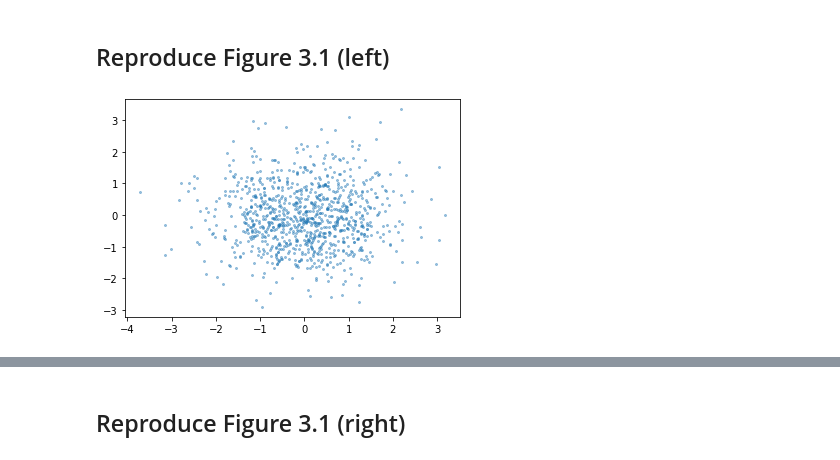
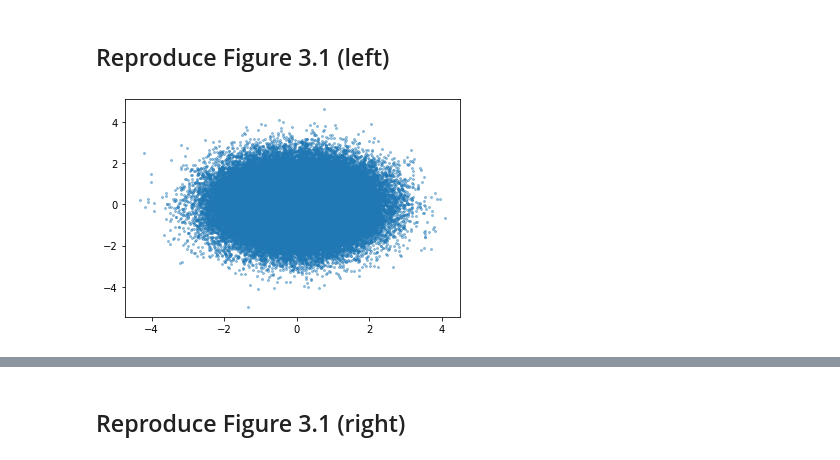
Before and after one commit to gnitnaw/Programs, a Jupyter notebook: Chapter3/bvnormal.ipynb, the cells around one changed output, grey strips where cells are left out. Drawn from its saved outputs; the diff is of its cells as text; code cells hidden in the pictures.

```diff
--- a/Chapter3/bvnormal.ipynb
+++ b/Chapter3/bvnormal.ipynb
@@ -22,12 +22,12 @@ np.random.seed(12)
 # %% [markdown]
 ## Reproduce Figure 3.1 (left)
 # %%
-N = 1000
+N = 100000
 r = 0.0 #change to 0.8 for other plot
 Sigma = np.array([[1, r], [r, 1]])
 B = np.linalg.cholesky(Sigma)
 x = B @ randn(2,N)
 plt.scatter([x[0,:]],[x[1,:]], alpha =0.4, s = 4)
 plt.show()
 # %% [output]
-[figure, old version]
+[figure, new version]
```
Also changed, not shown: parts of 5 cells of this notebook.
